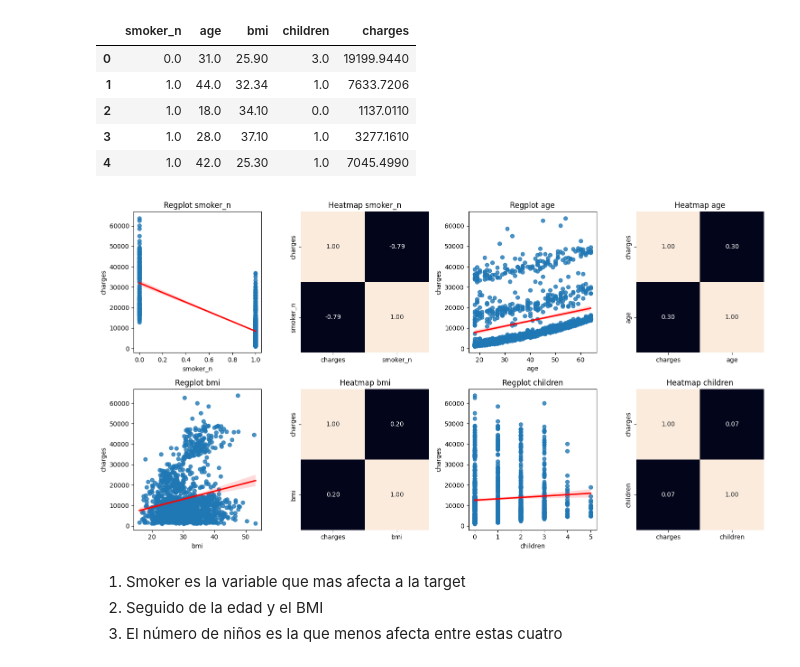
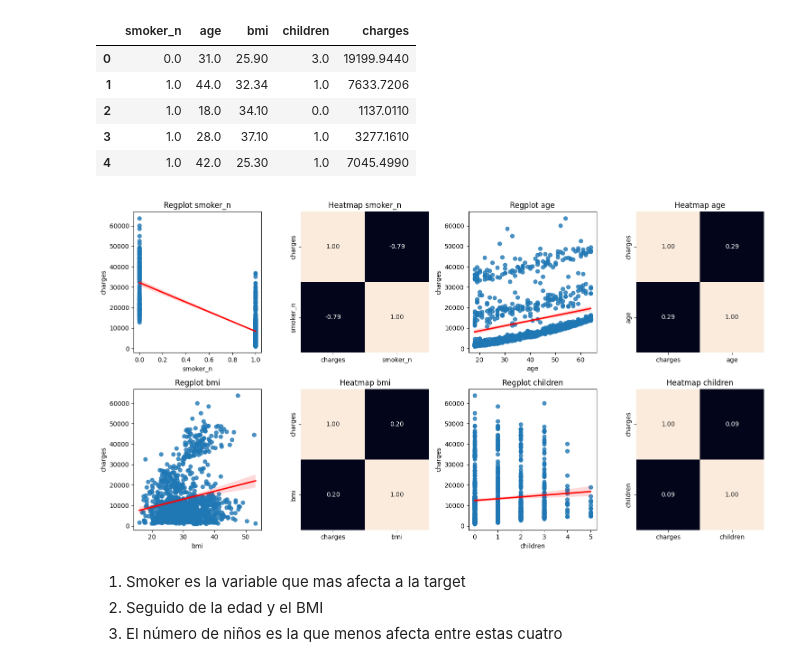
Before and after one commit to 4GeeksAcademy/machine-learning-python-template3-JohnnyXavierReyesBorbor, a Jupyter notebook: src/EDA.ipynb, the cells around one changed output. Cells and saved outputs as stored; diff of their text form; code cells hidden in the pictures.

```diff
--- a/src/EDA.ipynb
+++ b/src/EDA.ipynb
@@ -314,6 +314,8 @@ o hay nulos en ninguna de los data sets
 El *escalado de valores* (*feature scaling*) es un paso crucial en el preprocesamiento de datos para muchos algoritmos de Machine Learning. Es una técnica que cambia el rango de los valores de los datos para que puedan ser comparables entre sí. El escalado normalmente implica la normalización, que es el proceso de cambiar los valores para que tengan una media de 0 y una desviación estándar de 1. Otra técnica común es el escalado mínimo-máximo, que transforma los datos para que todos los valores estén entre 0 y 1.
 
 Antes de escalar los valores, debemos asegurarnos de que todas nuestras variables predictoras sean numéricas. Una vez preparadas, podemos aplicar técnicas como la normalización o el escalado Min-Max directamente sobre el dataset completo. Más adelante, cuando pasemos a la fase de modelado, será el momento de dividir los datos en entrenamiento y prueba.
+# %%
+predictoras=[col for col in total_data if col!=target]
 # %%
 # total_data_SIN_outliers
 # total_data_CON_outliers
@@ -734,25 +717,26 @@ X_train_sel_CON_outliers.head()
 # %%
 n_cols = 4
 target="charges"
+total_data=X_train_sel_CON_outliers
 vars_num_sin_pred=[col for col in X_train_sel_CON_outliers if col != target]
 n_rows =2*( math.ceil(len(vars_num_sin_pred) / n_cols))
 
 fig, axis = plt.subplots(n_rows, n_cols, figsize=(15, 4 * n_rows))
 axis = axis.flatten()
 for i, col in enumerate(vars_num_sin_pred):
     sns.regplot(ax = axis[2*i], data = total_data, x = col, y = "charges",line_kws={"color": "red"})
     axis[2*i].set_title(f"Regplot {col}")
     sns.heatmap(total_data[["charges",col]].corr(), annot = True, fmt = ".2f", ax = axis[2*i + 1], cbar = False)
     axis[2*i + 1].set_title(f"Heatmap {col}")
 
 # Eliminar subplots sobrantes
 for j in range(2*i + 2, len(axis)):
     fig.delaxes(axis[j])
 
 plt.tight_layout()
 plt.show()
 # %% [output]
-[figure, old version]
+[figure, new version]
 # %% [markdown]
 1. Smoker es la variable que mas afecta a la target
 2. Seguido de la edad y el BMI
```
Also changed, not shown: parts of 6 cells of this notebook, 20 other files.
